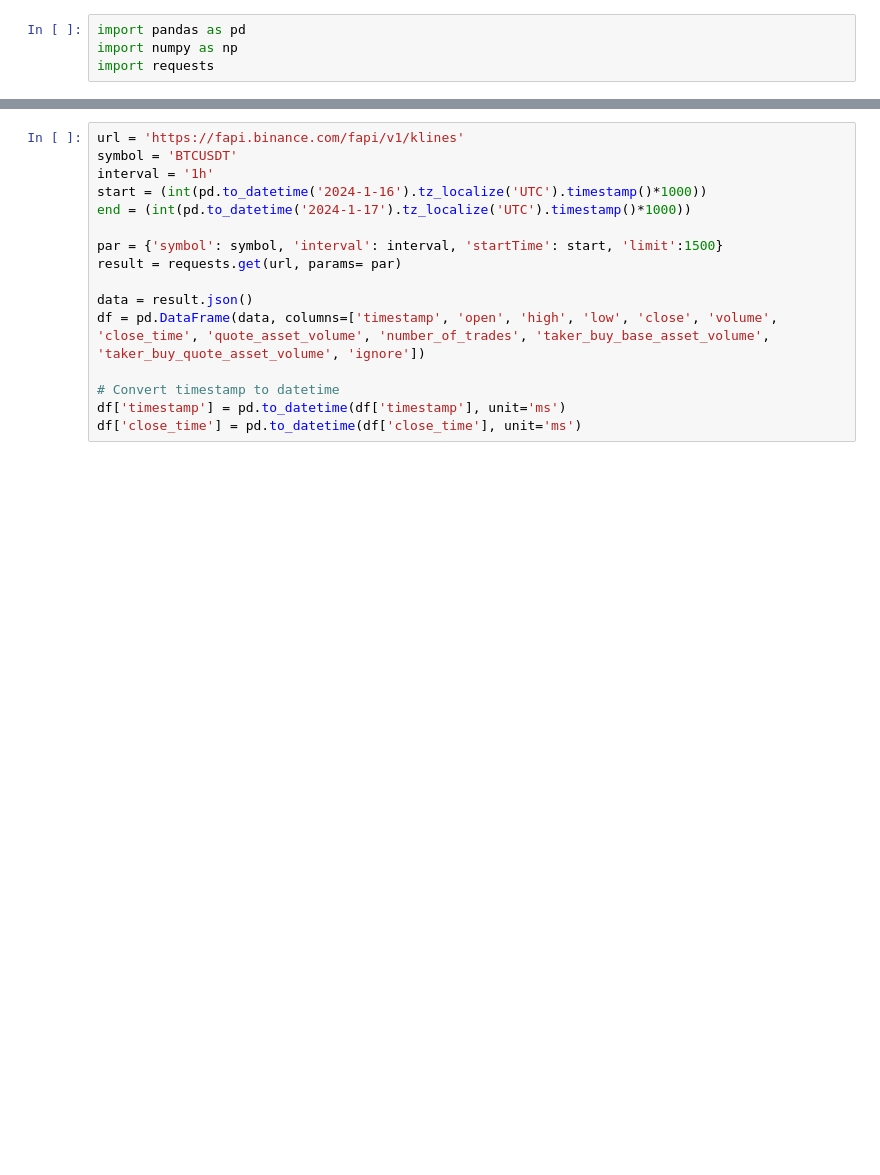
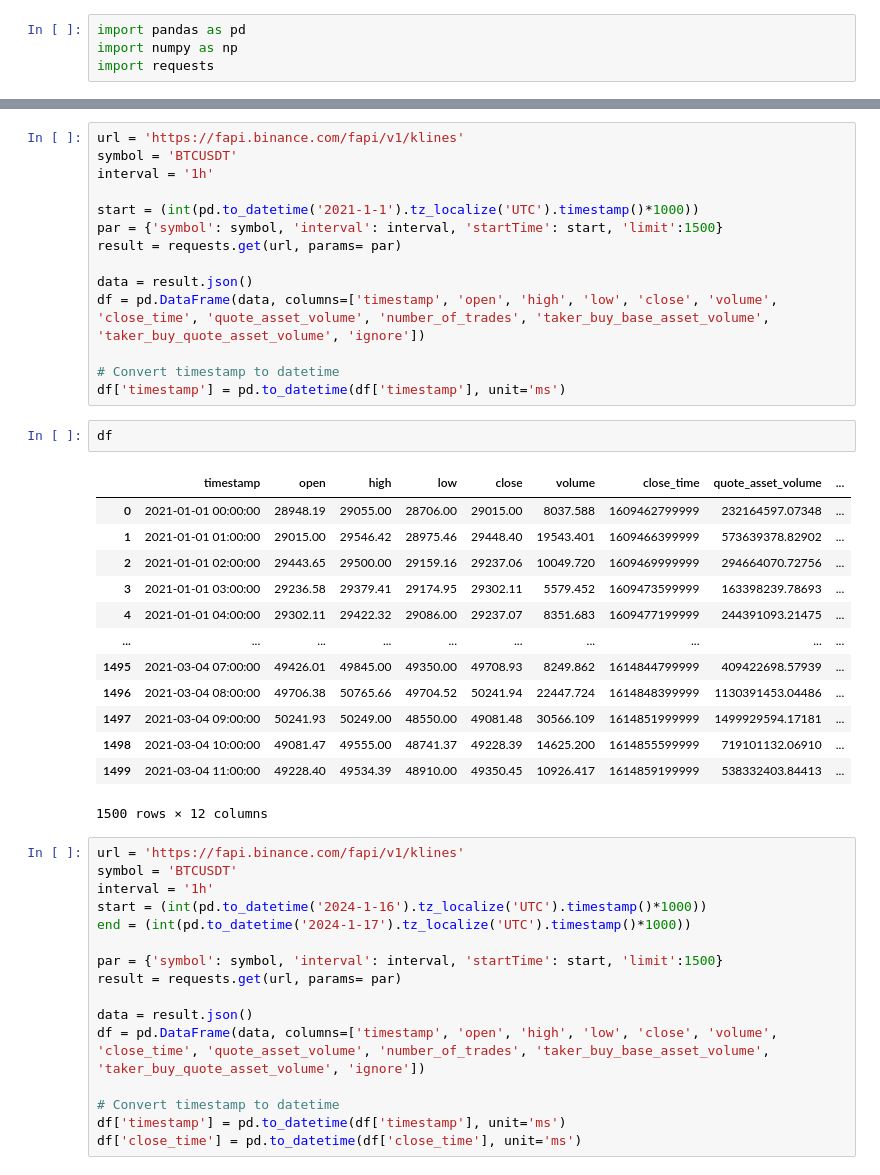
Before and after one commit to Hottari/Trading_System, a Jupyter notebook: API_Connecter/data_loader/test.ipynb, the cells around one changed output, grey strips where cells are left out. Saved outputs shown, nothing was run; the diff lists cells and outputs as text; blank space fills up the shorter version.

Commit message:
feat/finish_binance_ohlcv

```diff
--- a/API_Connecter/data_loader/test.ipynb
+++ b/API_Connecter/data_loader/test.ipynb
@@ -151,3 +261,33 @@ IndentationError: unexpected indent (183207436.py, line 43)
+# %%
+url = 'https://fapi.binance.com/fapi/v1/klines'
+symbol = 'BTCUSDT'
+interval = '1h'
+
+start = (int(pd.to_datetime('2021-1-1').tz_localize('UTC').timestamp()*1000))
+par = {'symbol': symbol, 'interval': interval, 'startTime': start, 'limit':1500}
+result = requests.get(url, params= par)
+
+data = result.json()
+df = pd.DataFrame(data, columns=['timestamp', 'open', 'high', 'low', 'close', 'volume', 'close_time', 'quote_asset_volume', 'number_of_trades', 'taker_buy_base_asset_volume', 'taker_buy_quote_asset_volume', 'ignore'])
+
+# Convert timestamp to datetime
+df['timestamp'] = pd.to_datetime(df['timestamp'], unit='ms')
+# %%
+df
+# %% [output]
+|  | timestamp | open | high | low | close | volume | close_time | quote_asset_volume | ... |
+| 0 | 2021-01-01 00:00:00 | 28948.19 | 29055.00 | 28706.00 | 29015.00 | 8037.588 | 1609462799999 | 232164597.07348 | ... |
+| 1 | 2021-01-01 01:00:00 | 29015.00 | 29546.42 | 28975.46 | 29448.40 | 19543.401 | 1609466399999 | 573639378.82902 | ... |
+| 2 | 2021-01-01 02:00:00 | 29443.65 | 29500.00 | 29159.16 | 29237.06 | 10049.720 | 1609469999999 | 294664070.72756 | ... |
+| 3 | 2021-01-01 03:00:00 | 29236.58 | 29379.41 | 29174.95 | 29302.11 | 5579.452 | 1609473599999 | 163398239.78693 | ... |
+| 4 | 2021-01-01 04:00:00 | 29302.11 | 29422.32 | 29086.00 | 29237.07 | 8351.683 | 1609477199999 | 244391093.21475 | ... |
+| ... | ... | ... | ... | ... | ... | ... | ... | ... | ... |
+| 1495 | 2021-03-04 07:00:00 | 49426.01 | 49845.00 | 49350.00 | 49708.93 | 8249.862 | 1614844799999 | 409422698.57939 | ... |
+| 1496 | 2021-03-04 08:00:00 | 49706.38 | 50765.66 | 49704.52 | 50241.94 | 22447.724 | 1614848399999 | 1130391453.04486 | ... |
+| 1497 | 2021-03-04 09:00:00 | 50241.93 | 50249.00 | 48550.00 | 49081.48 | 30566.109 | 1614851999999 | 1499929594.17181 | ... |
+| 1498 | 2021-03-04 10:00:00 | 49081.47 | 49555.00 | 48741.37 | 49228.39 | 14625.200 | 1614855599999 | 719101132.06910 | ... |
+| 1499 | 2021-03-04 11:00:00 | 49228.40 | 49534.39 | 48910.00 | 49350.45 | 10926.417 | 1614859199999 | 538332403.84413 | ... |
+1500 rows × 12 columns
 # %%
 url = 'https://fapi.binance.com/fapi/v1/klines'
 symbol = 'BTCUSDT'
```
Also changed, not shown: parts of 13 cells of this notebook, 3 other files.
